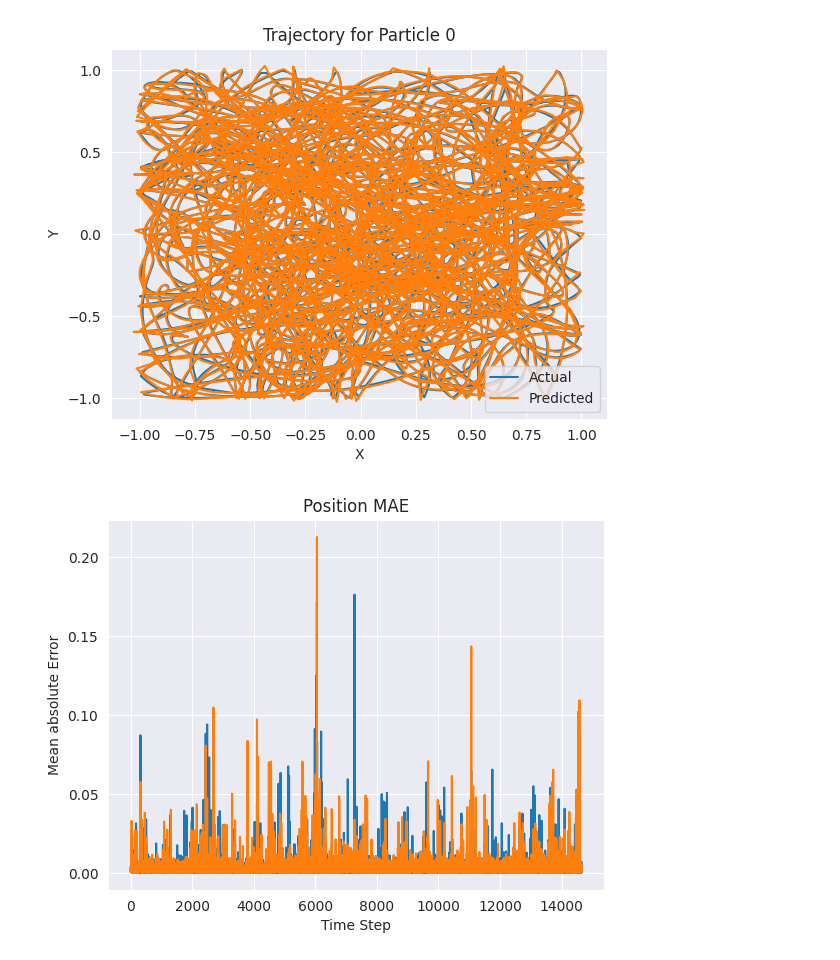
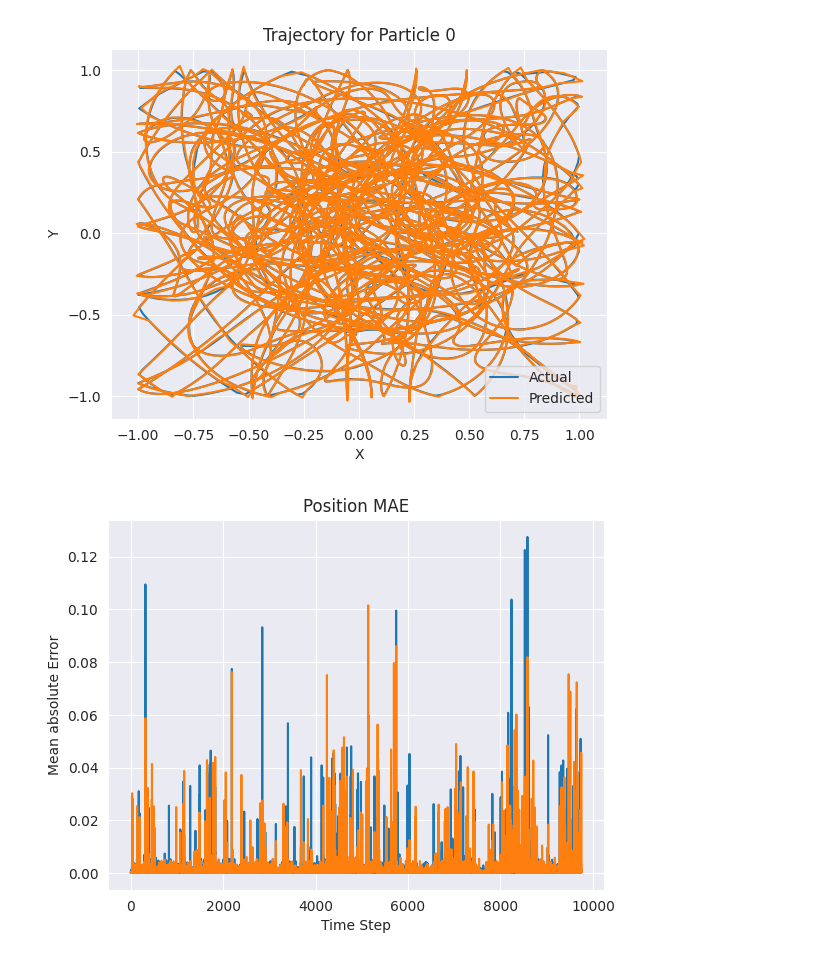
Before and after one commit to TheMightiestCarrot/n_body_approx, a Jupyter notebook: encoder_gravity_analysis.ipynb, the cells around one changed output. Drawn from its saved outputs; the diff is of its cells as text; code cells hidden in the pictures.

```diff
--- a/encoder_gravity_analysis.ipynb
+++ b/encoder_gravity_analysis.ipynb
@@ -12,33 +12,34 @@ from datetime import datetime
 import glob
 
 device = torch.device("cuda" if torch.cuda.is_available() else "cpu")
 #run = os.path.join("runs_gravity_one_particle", "p_2023-11-28 12:16_l1_256_4_1_32_1e-05")
 run = os.path.join("runs_g_1p_encoder_mlp",
                    #"relu_2023-12-03 12:26_l1_256_4_1_32_0.001_double_2_(256, 256, 256, 256)_Tanh_mlponinput")
                    #"relu_2023-12-04 11:57_l1_256_4_1_32_0.001_double_2_(256, 256, 256, 256)_Tanh_mlponinput_nonorm")
-                   "relu_2023-12-05 16:13_l1_256_4_1_32_0.001_double_2_(256, 256, 256, 256)_Tanh_mlpoutput")
+                   #"relu_2023-12-05 16:13_l1_256_4_1_32_0.001_double_2_(256, 256, 256, 256)_Tanh_mlpoutput")
+                   "relu_2023-12-05 17:58_l1_256_4_1_32_0.001_double_2_(256, 256, 256)_Tanh_mlpoutput")
 
 models = glob.glob(run + "/" + '*.pth')
 if len(models) > 1:
     print("MORE MODELS FOUND IN THE DIR, LOADING THE FIRST:", models[0])
 
 model = torch.load(models[0])
 particle_index = model.particle_index
 particle_dim = model.hparams.get("particle_dim")
 boxSize = model.hparams.get("boxSize")
 dims = int(particle_dim / 2)
 
 data = np.load(os.path.join(run, "data_arrays.npz"))
 inputs_np = data['inputs']
 targets_np = data['targets']
 
 inputs_tensor = torch.tensor(inputs_np, dtype=torch.float64).to(device)
 targets_tensor = torch.tensor(targets_np, dtype=torch.float64).to(device)
 predicted_data = ut.get_predicted_data(model, inputs_tensor, particle_index)
 
 ut.plot_trajectory(targets_np, predicted_data, particle_index=particle_index, dims=dims)
 ut.plot_error_over_time_position(targets_np, predicted_data, particle_index, dims=dims)
 ut.plot_error_over_time_velocity(targets_np, predicted_data, particle_index, dims=dims)
 # %% [output]
-[figure, old version]
+[figure, new version]
-[figure, old version]
+[figure, new version]
```
Also changed, not shown: parts of 7 cells of this notebook, 1 other file.
